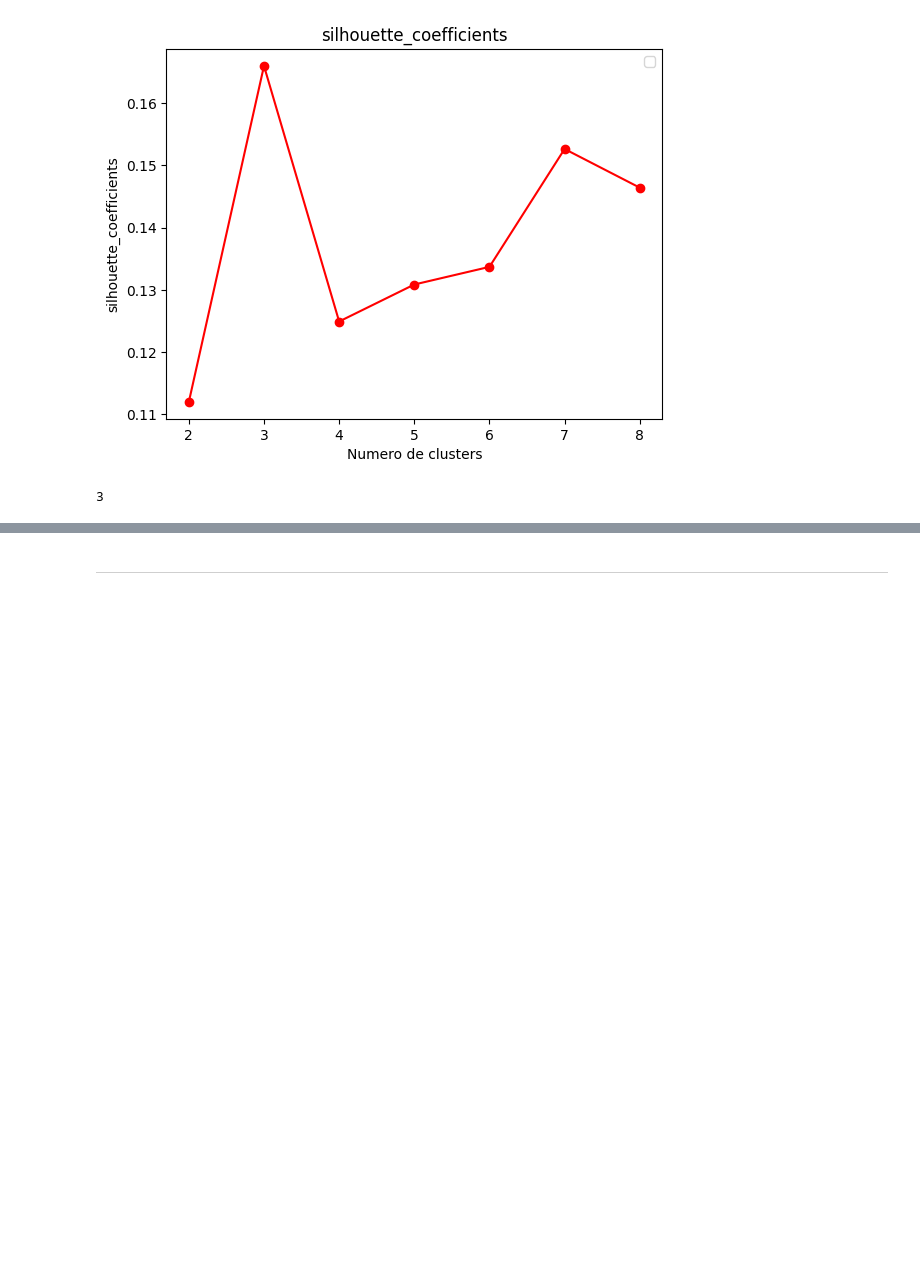
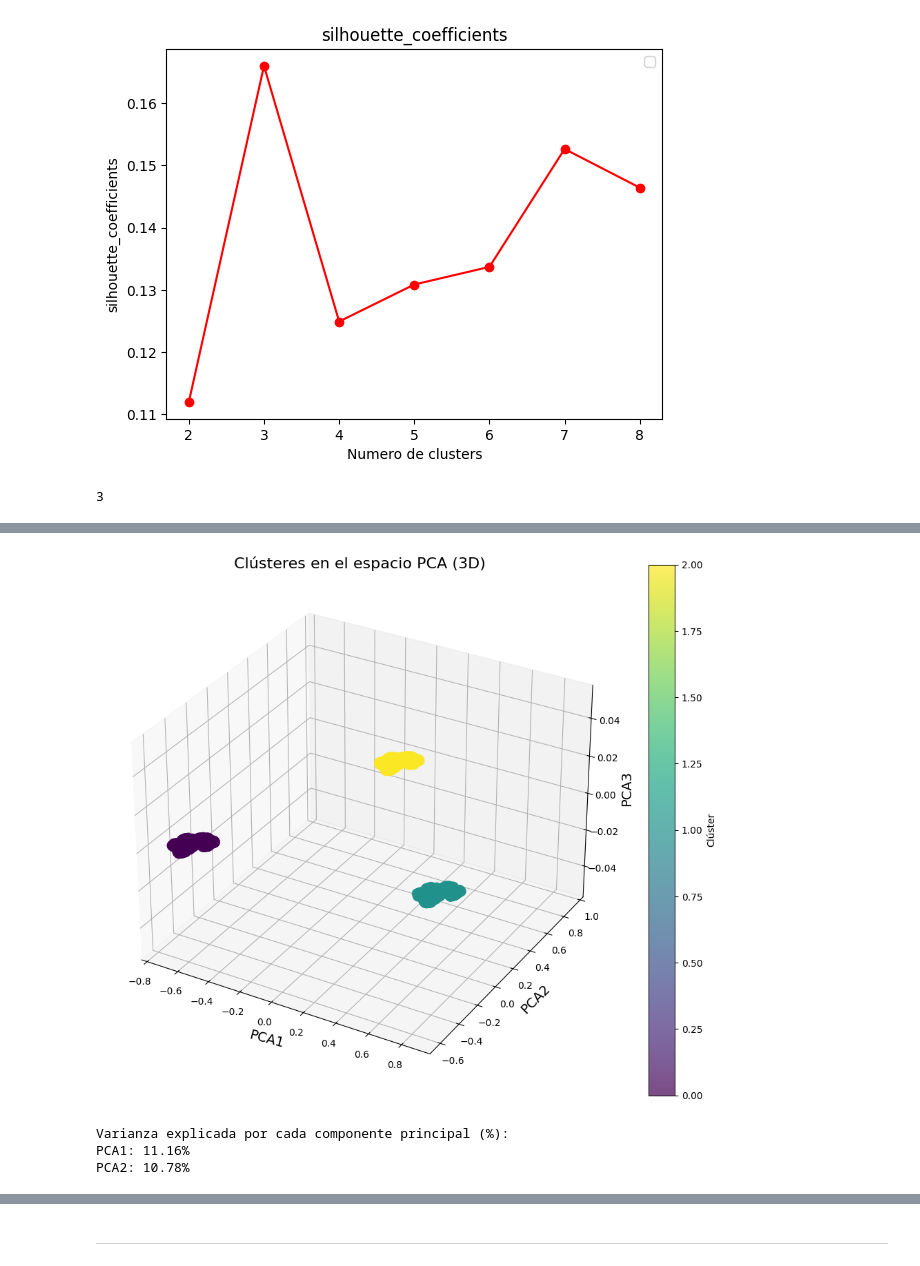
Before and after one commit to Leostark95/Proyecto_Finanzas, a Jupyter notebook: Prueba.ipynb, the cells around one changed output, grey strips where cells are left out. Cells and saved outputs as stored; diff of their text form; code cells hidden in the pictures; blank space fills up the shorter version.

```diff
--- a/Prueba.ipynb
+++ b/Prueba.ipynb
@@ -198,0 +291,35 @@ pesos_pca
+# %%
+from mpl_toolkits.mplot3d import Axes3D
+
+tablacargas['PCA3'] = clust3_pca2[:, 2] if clust3_pca2.shape[1] > 2 else 0
+
+fig = plt.figure(figsize=(12, 10))
+ax = fig.add_subplot(111, projection='3d')
+
+scatter = ax.scatter(
+    tablacargas['PCA1'],
+    tablacargas['PCA2'],
+    tablacargas['PCA3'],
+    c=tablafinal['cluster_2'],
+    cmap='viridis',
+    s=100,
+    alpha=0.7
+)
+
+ax.set_title('Clústeres en el espacio PCA (3D)', fontsize=16)
+ax.set_xlabel('PCA1', fontsize=14, rotation = 345)
+ax.set_ylabel('PCA2', fontsize=14, rotation = 45)
+ax.set_zlabel('PCA3', fontsize=14, rotation = 90)
+fig.colorbar(scatter, ax=ax, label='Clúster')
+plt.show()
+# %% [output]
+[figure, added]
+# %%
+explained_variance = pca.explained_variance_ratio_ * 100
+print("Varianza explicada por cada componente principal (%):")
+for i, var in enumerate(explained_variance, 1):
+    print(f"PCA{i}: {var:.2f}%")
+# %% [output]
+Varianza explicada por cada componente principal (%):
+PCA1: 11.16%
+PCA2: 10.78%
```
Also changed, not shown: parts of 29 cells of this notebook, 2 other files.
